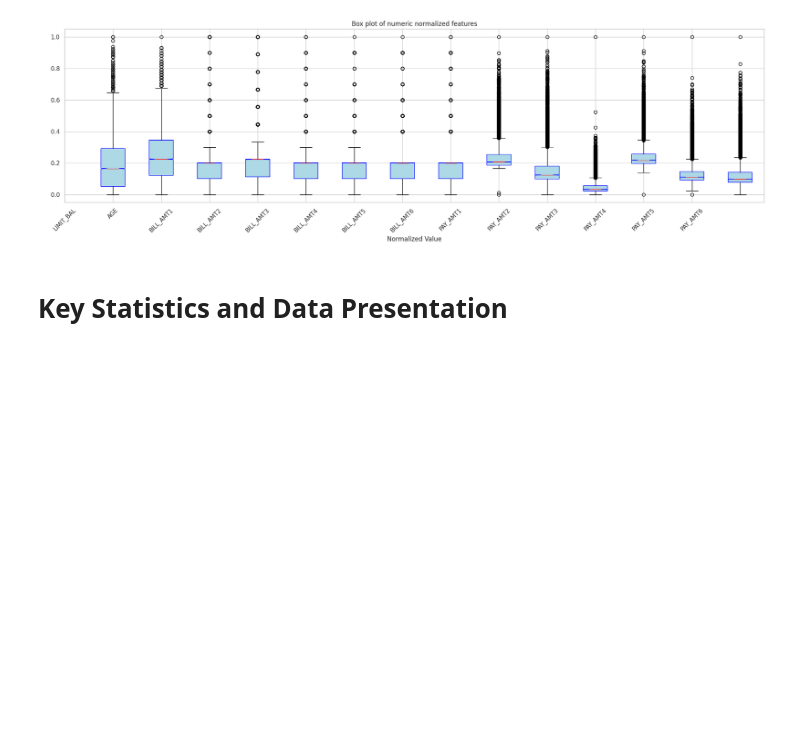
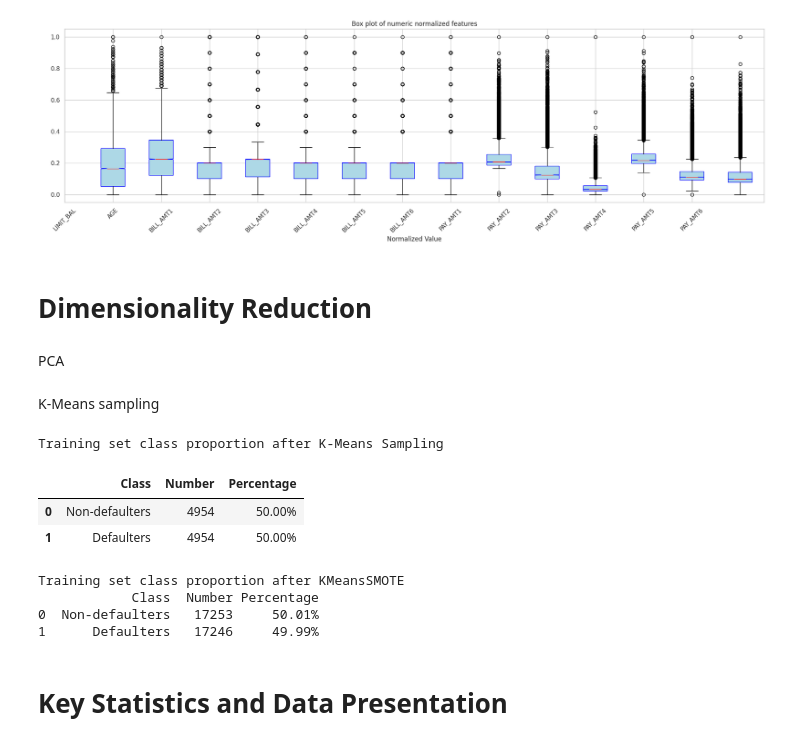
Before and after one commit to camster811/CreditDefaultDS, a Jupyter notebook: default_report.ipynb, the cells around one changed output. Drawn from its saved outputs; the diff is of its cells as text; code cells hidden in the pictures; blank space fills up the shorter version.

```diff
--- a/default_report.ipynb
+++ b/default_report.ipynb
@@ -213,3 +212,7 @@ plt.ylabel(' ')
 plt.show()
 # %% [output]
 [figure]
+# %% [markdown]
+# Dimensionality Reduction
+# %% [markdown]
+PCA
@@ -216,3 +252,73 @@ plt.show()
+# %% [markdown]
+K-Means sampling
+# %%
+from sklearn.cluster import KMeans
+import numpy as np
+
+# Separate the training data into default and non-default classes
+X_train_default = X_train[y_train == 1]
+X_train_non_default = X_train[y_train == 0]
+
+# Set the number of clusters to match the smaller class size
+n_clusters = len(X_train_default)
+
+# Apply KMeans clustering to the larger class (non-default)
+kmeans = KMeans(n_clusters=n_clusters, random_state=42)
+X_train_non_default['cluster'] = kmeans.fit_predict(X_train_non_default)
+
+# Select one representative sample from each cluster
+X_train_non_default_sampled = X_train_non_default.groupby('cluster').apply(lambda x: x.sample(1)).reset_index(drop=True)
+
+# Combine the sampled non-default data with the default data
+X_train_kmeans = pd.concat([X_train_non_default_sampled.drop(columns=['cluster']), X_train_default])
+y_train_kmeans = np.concatenate([np.zeros(len(X_train_non_default_sampled)), np.ones(len(X_train_default))])
+
+# Shuffle the data
+from sklearn.utils import shuffle
+X_train_kmeans, y_train_kmeans = shuffle(X_train_kmeans, y_train_kmeans, random_state=42)
+
+# Display the class proportions
+class_counts = pd.Series(y_train_kmeans).value_counts()
+class_count_df = pd.DataFrame({
+    'Class': ['Non-defaulters', 'Defaulters'],
+    'Number': class_counts.values,
+    'Percentage': [f"{(count / class_counts.sum()) * 100:.2f}%" for count in class_counts.values]
+})
+
+print('Training set class proportion after K-Means Sampling')
+class_count_df
+# %% [output]
+Training set class proportion after K-Means Sampling
+|  | Class | Number | Percentage |
+| 0 | Non-defaulters | 4954 | 50.00% |
+| 1 | Defaulters | 4954 | 50.00% |
+# %%
+from imblearn.over_sampling import KMeansSMOTE
+import numpy as np
+import pandas as pd
+
+# Separate the minority (defaulters) and majority (non-defaulters) classes
+
+
+oversample = KMeansSMOTE(cluster_balance_threshold=0.00001, random_state=25)
+X_train_ksmote, y_train_ksmote = oversample.fit_resample(X_train, y_train)
+
+
+class_counts = pd.Series(y_train_ksmote).value_counts()
+class_count_df = pd.DataFrame({
+    'Class': ['Non-defaulters', 'Defaulters'],
+    'Number': class_counts.values,
+    'Percentage': [f"{(count / class_counts.sum()) * 100:.2f}%" for count in class_counts.values]
+})
+
+# Display the class proportions
+print('Training set class proportion after KMeansSMOTE')
+print(class_count_df)
+# %% [output]
+Training set class proportion after KMeansSMOTE
+            Class  Number Percentage
+0  Non-defaulters   17253     50.01%
+1      Defaulters   17246     49.99%
 # %% [markdown]
 # Key Statistics and Data Presentation
 # %%
```
Also changed, not shown: parts of 3 cells of this notebook.
